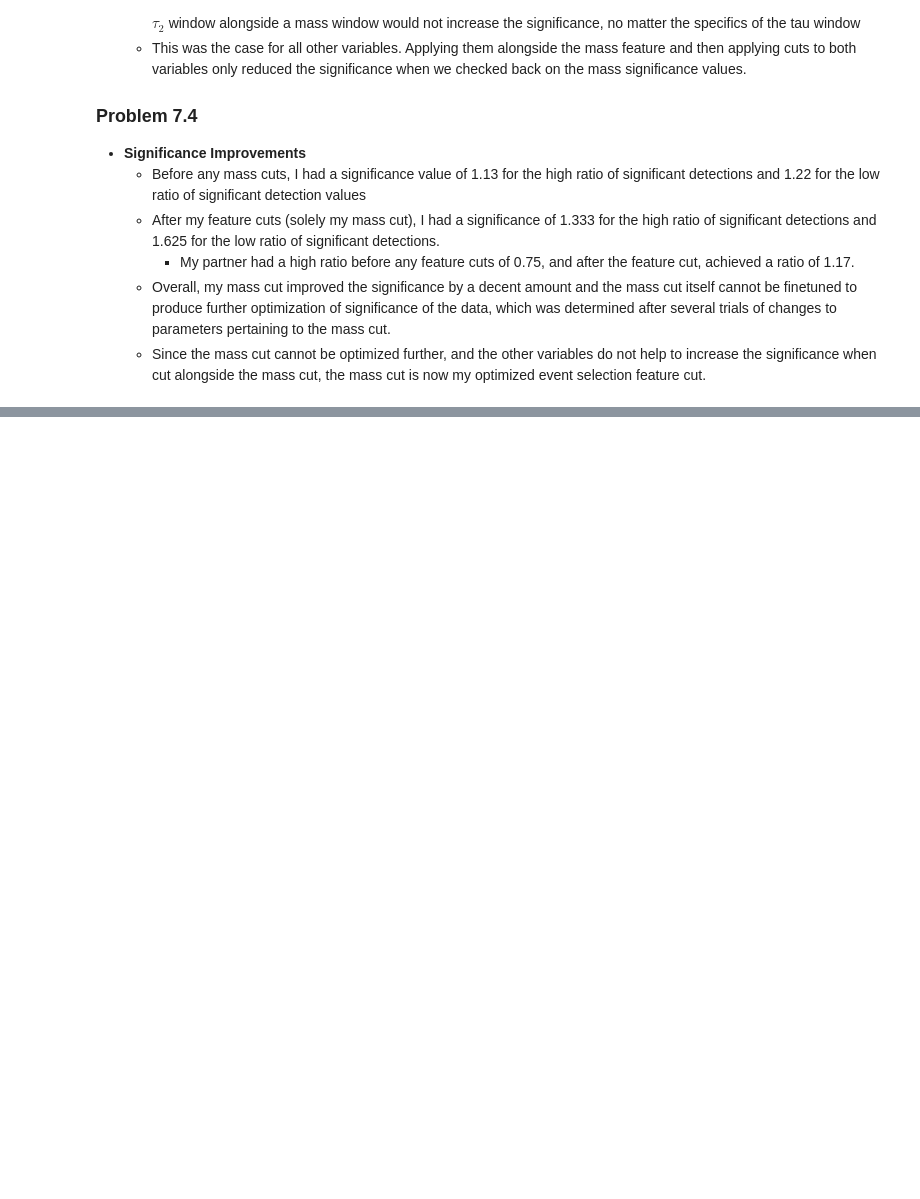
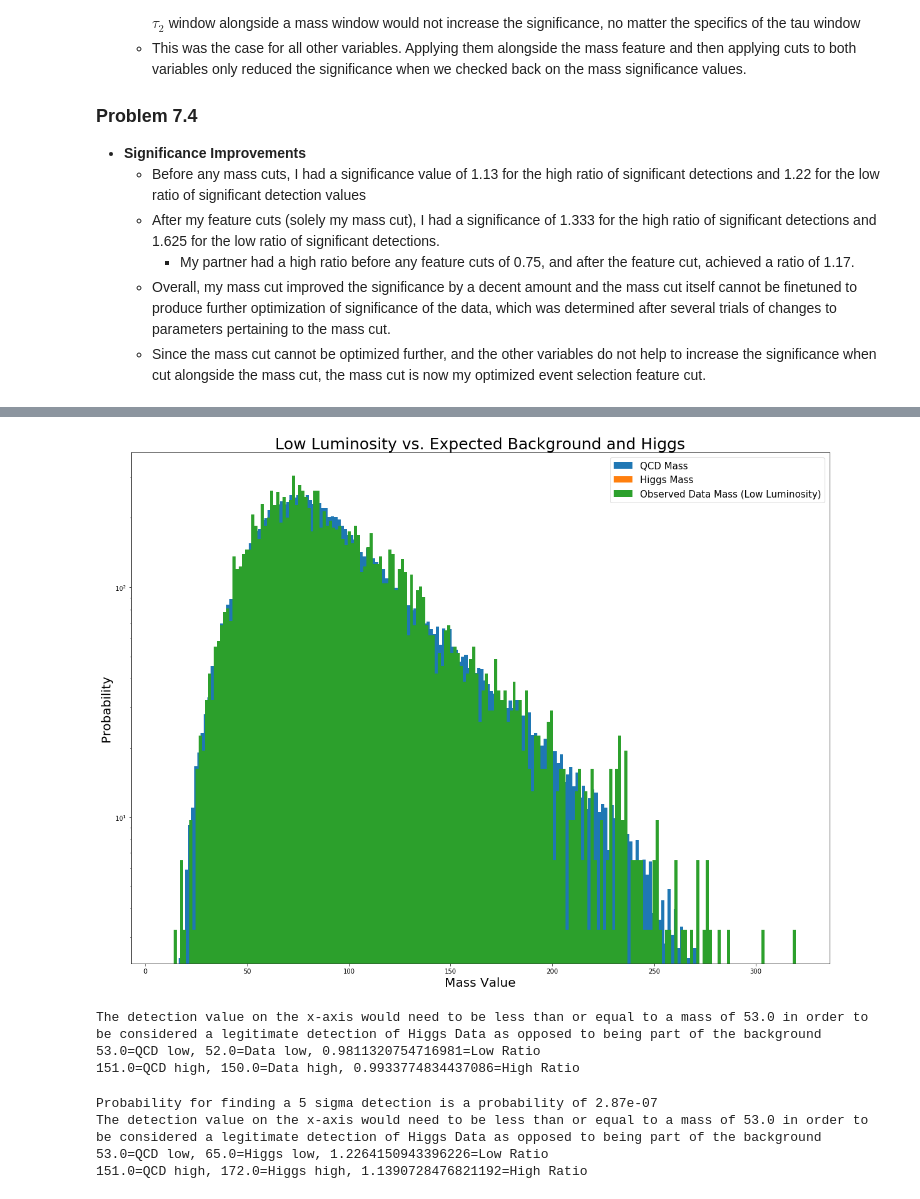
Before and after one commit to jbc1216/434-Portfolio, a Jupyter notebook: FinchCarr_Lab08.ipynb, the cells around one changed output, grey strips where cells are left out. Cells and saved outputs as stored; diff of their text form; code cells hidden in the pictures; blank space fills up the shorter version.

```diff
--- a/FinchCarr_Lab08.ipynb
+++ b/FinchCarr_Lab08.ipynb
@@ -625,0 +790,3 @@ The detection value on the x-axis would need to be less than or equal to a mass
+# %%
+llumi = pd.read_hdf('data_lowLumi_pt_250_500.h5', mode='r')
+llumi
@@ -625,0 +807,64 @@ The detection value on the x-axis would need to be less than or equal to a mass
+# %%
+# Plotting Low Luminosity vs. Expected Background/Higgs
+
+n_higgs = 100
+n_qcd = 20000
+n_tot = 20100
+# Lab 07 Normalized qcd data
+hist_qcd, bins_q = np.histogram(qMass, bins=200, density=True)
+widths_qcd = np.diff(bins_q)
+hist_qcd *= n_qcd
+plt.yscale('log')
+plt.bar(bins_q[:-1], hist_qcd, widths_qcd, label = 'QCD Mass')
+
+# Lab 07 Normalized Higgs Data
+hist_higgs, bins_higgs = np.histogram(hMass, bins=200, density=True)
+widths_higgs = np.diff(bins_higgs)
+hist_higgs *= n_higgs
+plt.bar(bins_higgs[:-1], hist_higgs, widths_higgs, label = "Higgs Mass")
+
+# lab 08 Hi-Luminosity Data
+llumiMass = llumi['mass']
+hist_llumi, bins_llumi = np.histogram(llumiMass, bins=200, density=True)
+widths_llumi = np.diff(bins_llumi)
+hist_llumi *= n_tot
+plt.bar(bins_llumi[:-1], hist_llumi, widths_llumi, label = "Observed Data Mass (Low Luminosity)")
+
+plt.title('Low Luminosity vs. Expected Background and Higgs', size=25)
+plt.xlabel('Mass Value', size=20)
+plt.ylabel('Probability', size=20)
+plt.legend(fontsize=15)
+plt.show()
+# %% [output]
+[figure, added]
+# %%
+# Significance of Low Luminosity pseudo-data (No Cuts)
+low5q = stats.poisson.ppf(sigma5, mu=np.mean(qMass))
+print(f'The detection value on the x-axis would need to be less than or equal to a mass of {low5q} in order to be considered a legitimate detection of Higgs Data as opposed to being part of the background')
+low5hl = stats.poisson.ppf(sigma5, mu=np.mean(llumiMass))
+print(f'{low5q}=QCD low, {low5hl}=Data low, {low5hl / low5q}=Low Ratio')
+
+high5q = stats.poisson.ppf(1-sigma5, mu=np.mean(qMass))
+high5hl = stats.poisson.ppf(1-sigma5, mu=np.mean(llumiMass))
+print(f'{high5q}=QCD high, {high5hl}=Data high, {high5hl / high5q}=High Ratio')
+# %% [output]
+The detection value on the x-axis would need to be less than or equal to a mass of 53.0 in order to be considered a legitimate detection of Higgs Data as opposed to being part of the background
+53.0=QCD low, 52.0=Data low, 0.9811320754716981=Low Ratio
+151.0=QCD high, 150.0=Data high, 0.9933774834437086=High Ratio
+# %%
+# Basic Significance Ratio (No Cuts) from Lab 07
+sigma5 = 1-stats.norm.cdf(5, loc=0, scale=1)
+print(f'Probability for finding a 5 sigma detection is a probability of {(sigma5):.3}')
+
+low5 = stats.poisson.ppf(sigma5, mu=np.mean(qMass))
+print(f'The detection value on the x-axis would need to be less than or equal to a mass of {low5} in order to be considered a legitimate detection of Higgs Data as opposed to being part of the background')
+low5h = stats.poisson.ppf(sigma5, mu=np.mean(hMass))
+print(f'{low5}=QCD low, {low5h}=Higgs low, {low5h / low5}=Low Ratio')
+high5 = stats.poisson.ppf(1-sigma5, mu=np.mean(qMass))
+high5h = stats.poisson.ppf(1-sigma5, mu=np.mean(hMass))
+print(f'{high5}=QCD high, {high5h}=Higgs high, {high5h / high5}=High Ratio')
+# %% [output]
+Probability for finding a 5 sigma detection is a probability of 2.87e-07
+The detection value on the x-axis would need to be less than or equal to a mass of 53.0 in order to be considered a legitimate detection of Higgs Data as opposed to being part of the background
+53.0=QCD low, 65.0=Higgs low, 1.2264150943396226=Low Ratio
+151.0=QCD high, 172.0=Higgs high, 1.1390728476821192=High Ratio
```
Also changed, not shown: parts of 19 cells of this notebook.
